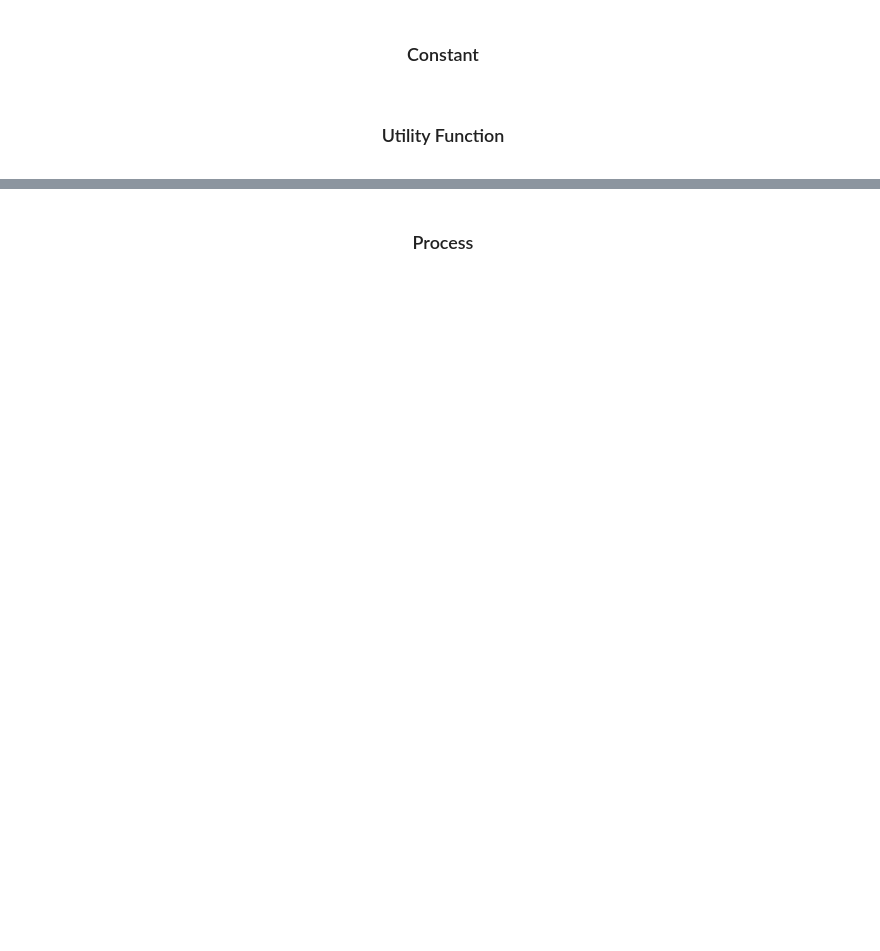
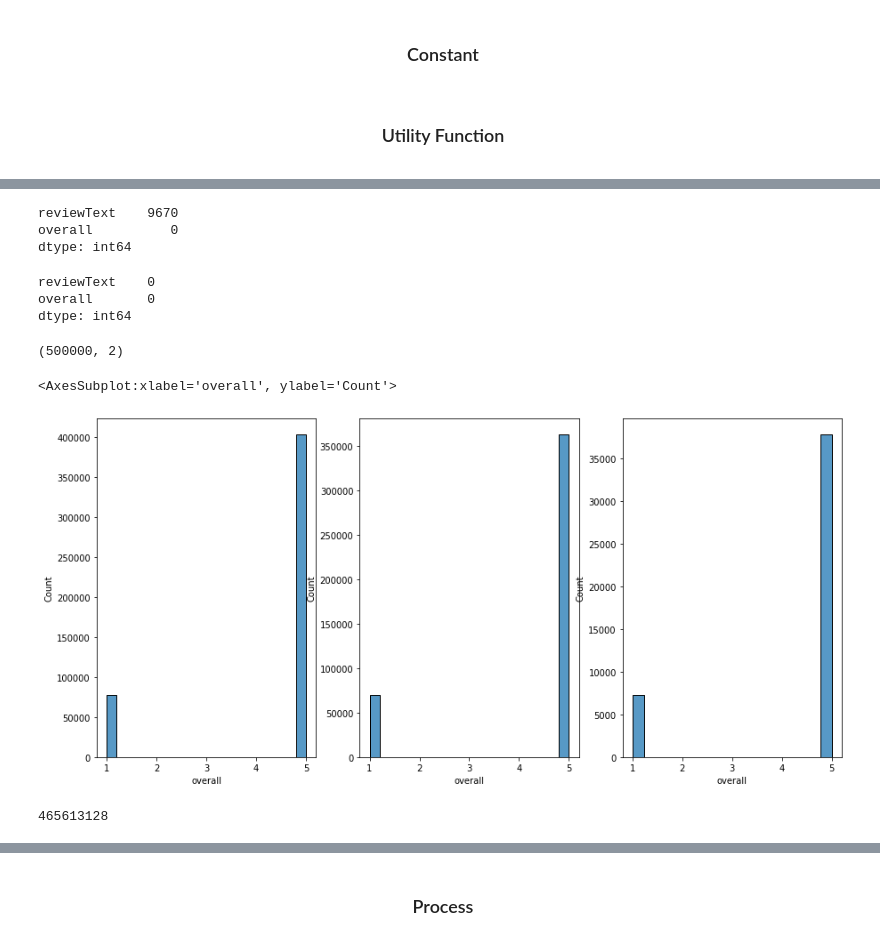
Before and after one commit to harizjet/SubjectSentimentModelling, a Jupyter notebook: exploring/exploring5.ipynb, the cells around one changed output, grey strips where cells are left out. Drawn from its saved outputs; the diff is of its cells as text; code cells hidden in the pictures; blank space fills up the shorter version.

```diff
--- a/exploring/exploring5.ipynb
+++ b/exploring/exploring5.ipynb
@@ -282,0 +340,6 @@ def gradient(x: list, y: list) -> float:
+# %%
+dfdata.isnull().sum()
+# %% [output]
+reviewText    9670
+overall          0
+dtype: int64
@@ -282,0 +348,6 @@ def gradient(x: list, y: list) -> float:
+# %%
+dfdata.isnull().sum()
+# %% [output]
+reviewText    0
+overall       0
+dtype: int64
@@ -282,0 +357,31 @@ def gradient(x: list, y: list) -> float:
+# %%
+target_n = 500 * 1000
+dfdataMain, _ = train_test_split(dfdata, train_size=target_n / dfdata.shape[0], stratify=dfdata['overall'], random_state=123)
+# %%
+dfdataMain.shape
+# %% [output]
+(500000, 2)
+# %%
+# for training & testing
+target_n = 480 * 1000
+dfdataTrain, dfdataTest = train_test_split(dfdataMain, train_size=target_n / dfdataMain.shape[0], stratify=dfdataMain['overall'], random_state=123)
+# %%
+# for validation
+target_n = 48 * 1000
+dfdataValid, dfdataTrainSub = train_test_split(dfdataTrain, train_size=target_n / dfdataTrain.shape[0], stratify=dfdataTrain['overall'], random_state=123)
+# %%
+# for validation training & testing
+target_n = 45 * 1000
+dfdataValidTrain, dfdataValidTest = train_test_split(dfdataValid, train_size=target_n / dfdataValid.shape[0], stratify=dfdataValid['overall'], random_state=123)
+# %%
+fig, axes = plt.subplots(figsize=(15,7), nrows=1, ncols=3)
+sns.histplot(dfdataTrain['overall'], ax=axes[0])
+sns.histplot(dfdataTrainSub['overall'], ax=axes[1])
+sns.histplot(dfdataValidTrain['overall'], ax=axes[2])
+# %% [output]
+<AxesSubplot:xlabel='overall', ylabel='Count'>
+[figure, added]
+# %%
+statistics.variance(dfdataValidTrain.groupby(by=['overall'])['overall'].count().values)
+# %% [output]
+465613128
```
Also changed, not shown: parts of 16 cells of this notebook, 1 other file.
